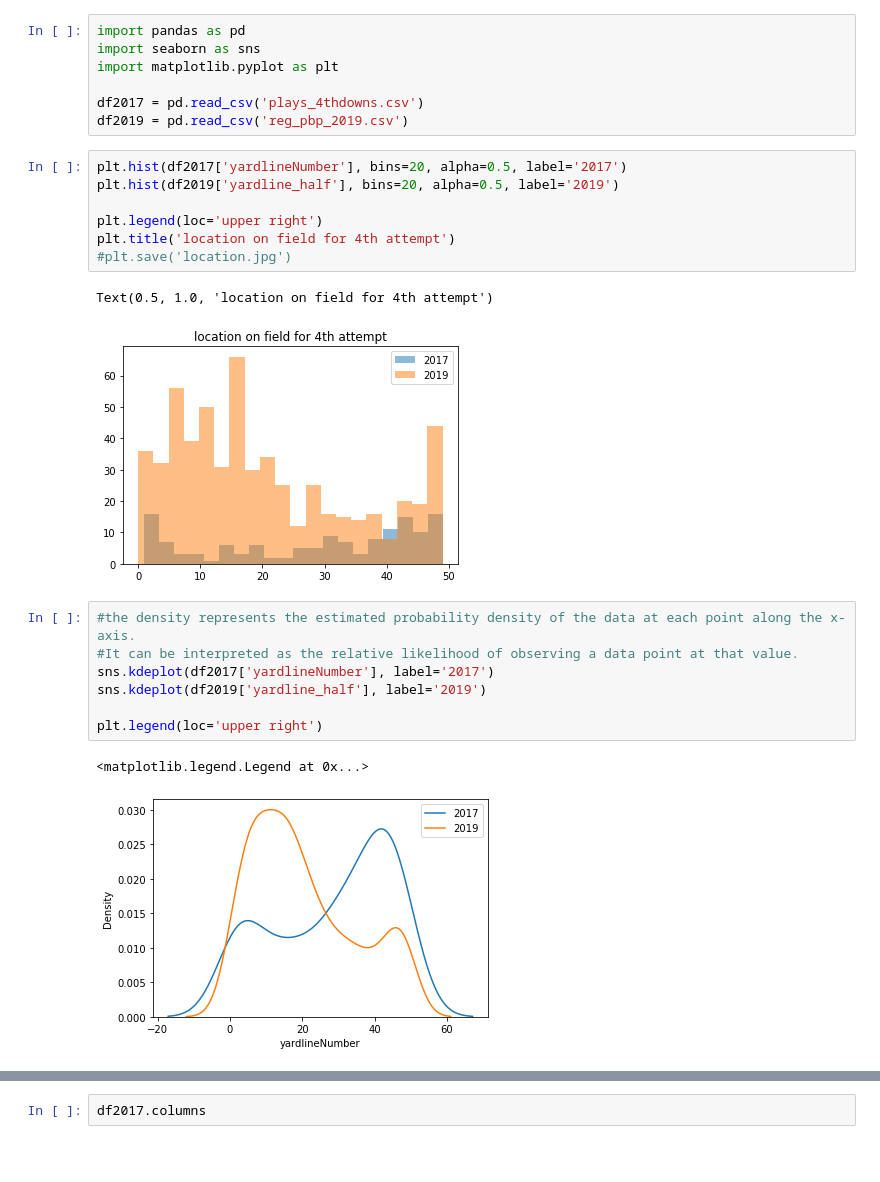
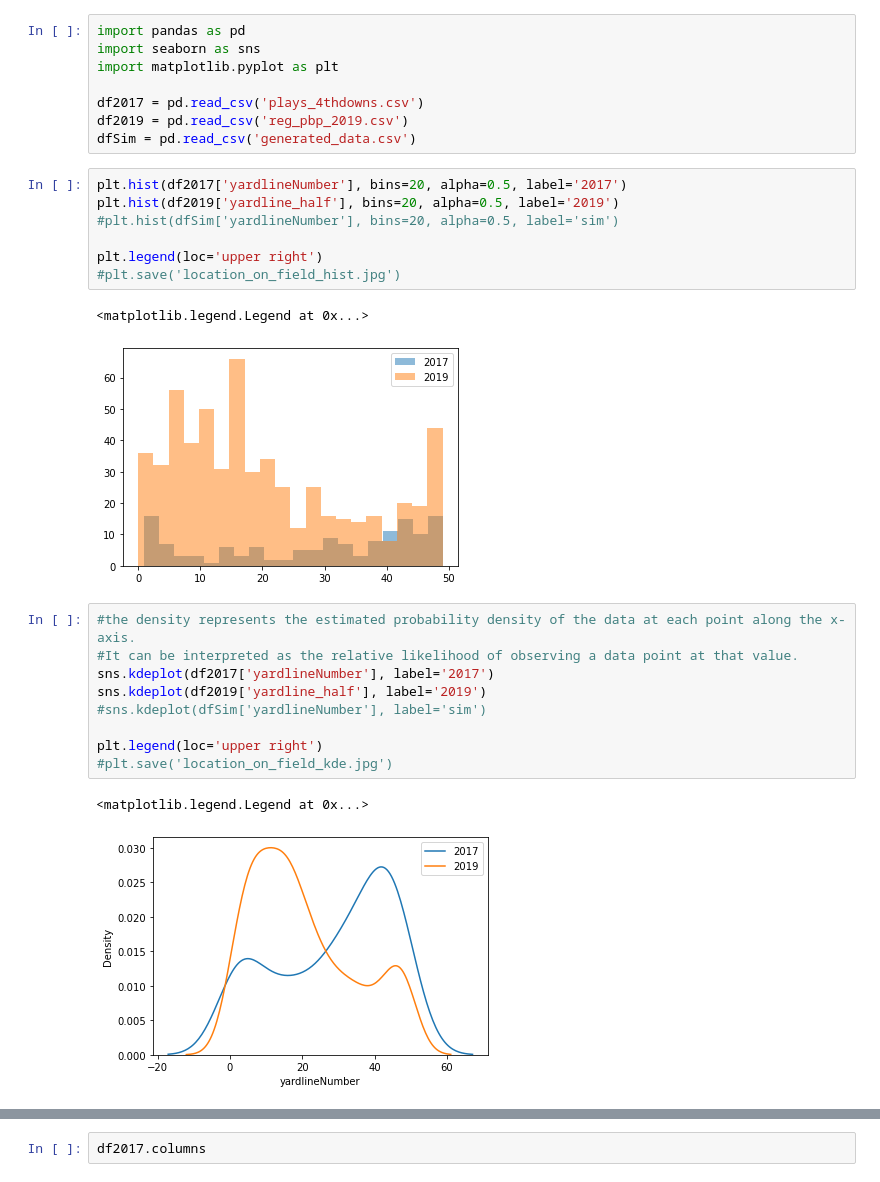
Before and after one commit to butzujac/CMSE-202-Project-NFL4thDowns, a Jupyter notebook: How has 4th changed.ipynb, the cells around one changed output, grey strips where cells are left out. Saved outputs shown, nothing was run; the diff lists cells and outputs as text; blank space fills up the shorter version.

```diff
--- a/How has 4th changed.ipynb
+++ b/How has 4th changed.ipynb
@@ -5,23 +5,26 @@ import matplotlib.pyplot as plt
 
 df2017 = pd.read_csv('plays_4thdowns.csv')
 df2019 = pd.read_csv('reg_pbp_2019.csv')
+dfSim = pd.read_csv('generated_data.csv')
 # %%
 plt.hist(df2017['yardlineNumber'], bins=20, alpha=0.5, label='2017')
 plt.hist(df2019['yardline_half'], bins=20, alpha=0.5, label='2019')
+#plt.hist(dfSim['yardlineNumber'], bins=20, alpha=0.5, label='sim')
 
 plt.legend(loc='upper right')
-plt.title('location on field for 4th attempt')
-#plt.save('location.jpg')
+#plt.save('location_on_field_hist.jpg')
 # %% [output]
-Text(0.5, 1.0, 'location on field for 4th attempt')
+<matplotlib.legend.Legend at 0x...>
-[figure, old version]
+[figure, new version]
 # %%
 #the density represents the estimated probability density of the data at each point along the x-axis.
 #It can be interpreted as the relative likelihood of observing a data point at that value.
 sns.kdeplot(df2017['yardlineNumber'], label='2017')
 sns.kdeplot(df2019['yardline_half'], label='2019')
+#sns.kdeplot(dfSim['yardlineNumber'], label='sim')
 
 plt.legend(loc='upper right')
+#plt.save('location_on_field_kde.jpg')
 # %% [output]
 <matplotlib.legend.Legend at 0x...>
 [figure]
```
Also changed, not shown: parts of 8 cells of this notebook, 3 other files.
